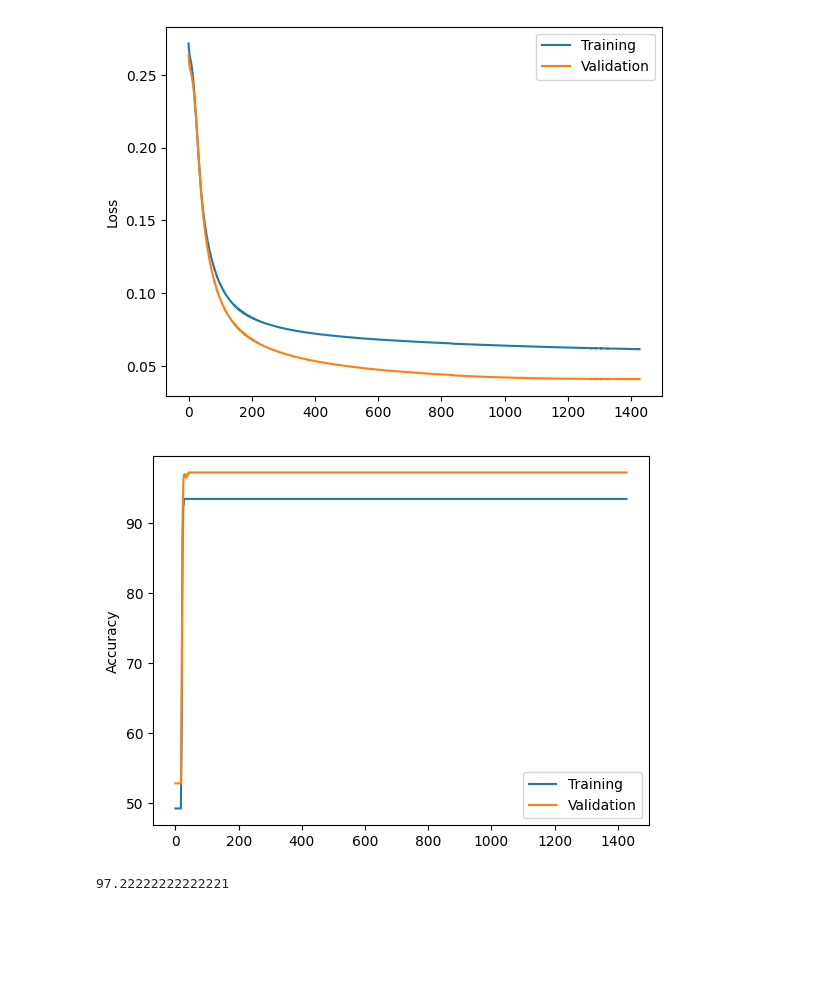
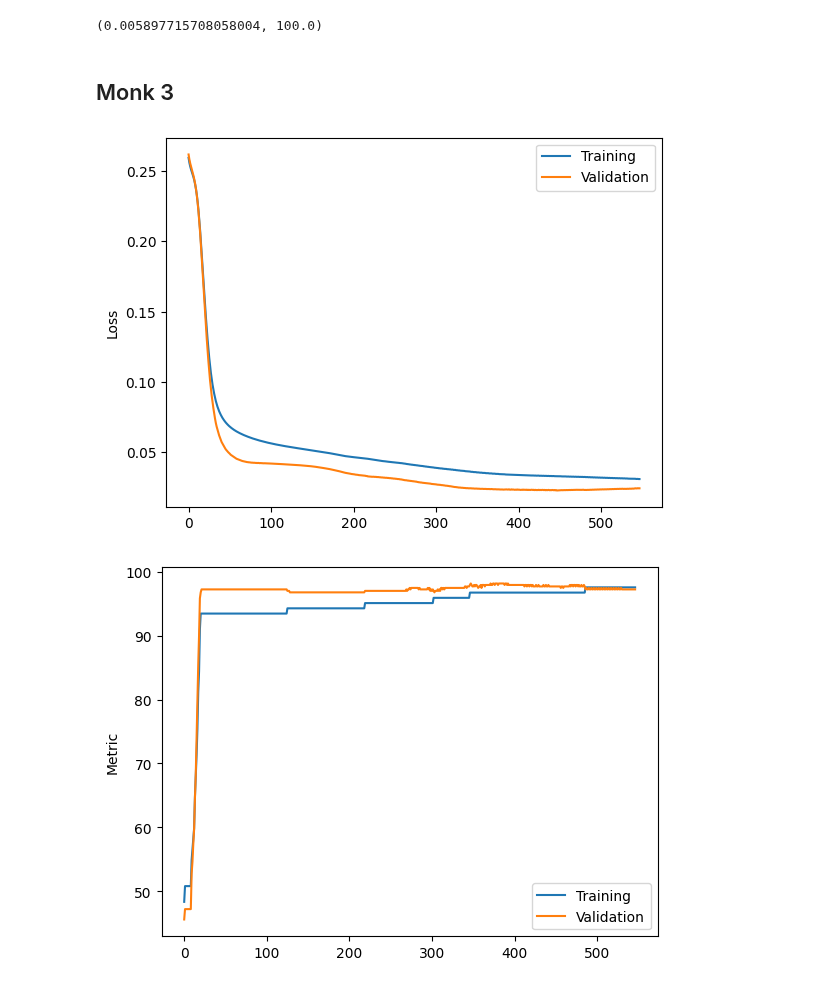
Before and after one commit to Slocon00/ML-project, a Jupyter notebook: notebooks/test_monk.ipynb, the cells around one changed output. Saved outputs shown, nothing was run; the diff lists cells and outputs as text; code cells hidden in the pictures; blank space fills up the shorter version.

Commit message:
Edit monk tests

```diff
--- a/notebooks/test_monk.ipynb
+++ b/notebooks/test_monk.ipynb
@@ -26,41 +116,54 @@ import time
+# %%
+print(net.statistics(X_test, y_test, Accuracy()))
+# %% [output]
+(0.005897715708058004, 100.0)
+# %% [markdown]
+## Monk 3
 # %%
 X_train, X_test, y_train, y_test = read_monk(train_path='../data/monk/monks-3.train', test_path='../data/monk/monks-3.test')
 # %%
-np.random.seed(3)
-net = Network(MSE(1))
+np.random.seed(6)
+net = Network(MSE(1), eta=1e-2)
 
 net.add_layer(
     input_size=len(X_train[0]),
-    units_size=5,
+    units_size=3,
     starting=Range_random(),
-    regularizer=L2(lambda_=10e-4),
     activation=ReLU(),
-    momentum=('Standard',1e-2)
+    regularizer=L2(lambda_=1e-5),
+    momentum=('Standard', 0.5)
 )
+
 net.add_layer(
-    input_size=5,
+    input_size=3,
     units_size=1,
     starting=Range_random(),
     activation=Sigmoid(),
-    momentum=('Standard',1e-2)
+    regularizer=L2(lambda_=1e-5),
+    momentum=('Standard', 0.5)
 )
+# %%
+statistics = net.train(
+    X_train=X_train,
+    y_train=y_train,
+    X_val=X_test,
+    y_val=y_test,
+    epochs=3500,
+    patience=100,
+    metric=Accuracy()
+)
 # %%
-statistics = net.train(X_train=X_train, y_train=y_train, X_val=X_test, y_val=y_test, epochs=3500, eta=1e-4, patience=100)
-
 plt.plot(statistics['tr_losses'], label='Training')
 plt.plot(statistics['val_losses'], label='Validation')
 plt.legend()
 plt.ylabel('Loss')
 plt.show()
 
-plt.plot(statistics['tr_accuracies'], label='Training')
-plt.plot(statistics['val_accuracies'], label='Validation')
+plt.plot(statistics['tr_metrics'], label='Training')
+plt.plot(statistics['val_metrics'], label='Validation')
 plt.legend()
-plt.ylabel('Accuracy')
+plt.ylabel('Metric')
 plt.show()
-
-print(statistics['val_accuracies'][-1])
 # %% [output]
-[figure, old version]
+[figure, new version]
-[figure, old version]
+[figure, new version]
-97.22222222222221
```
Also changed, not shown: parts of 47 cells of this notebook.
